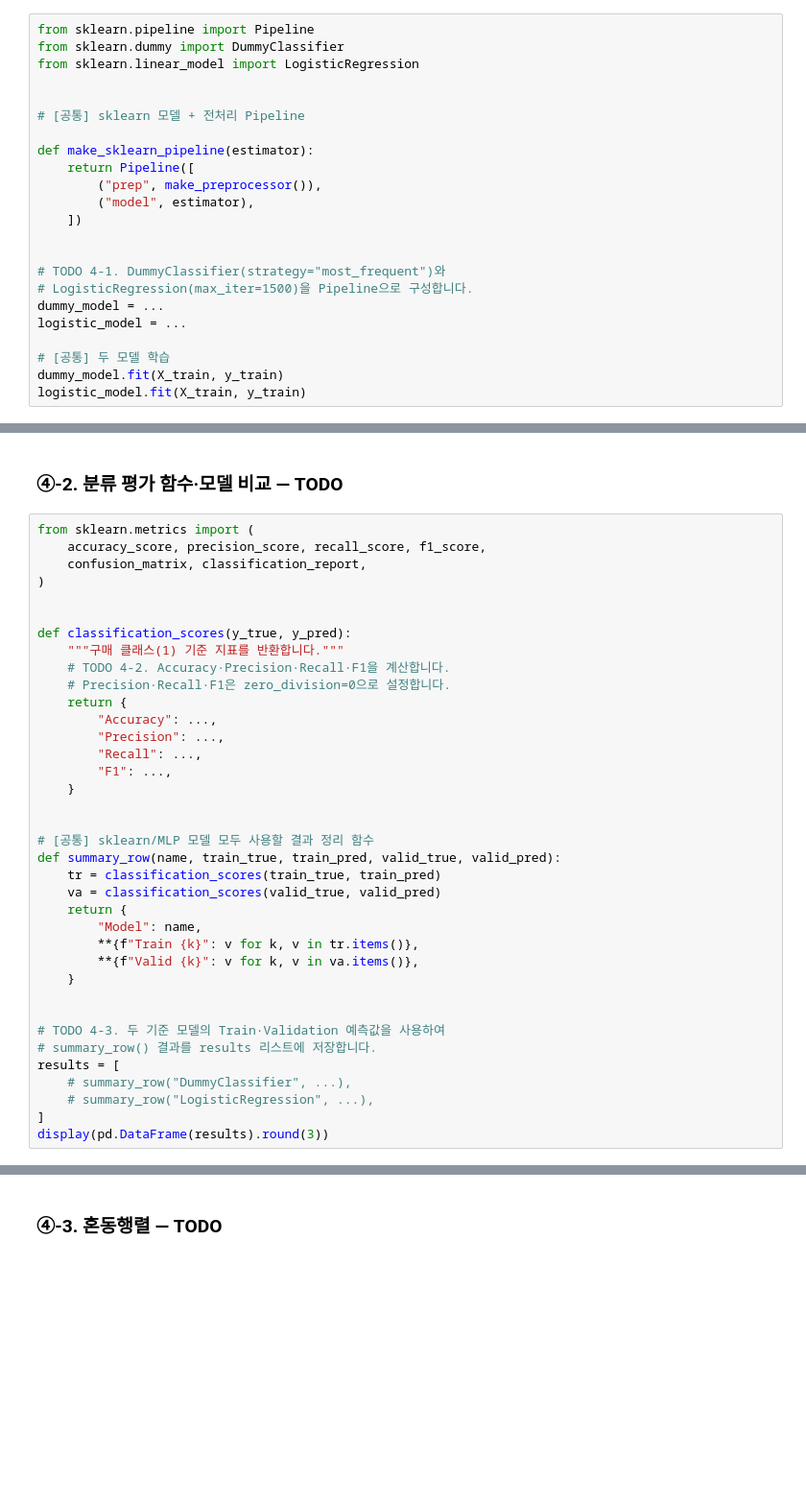
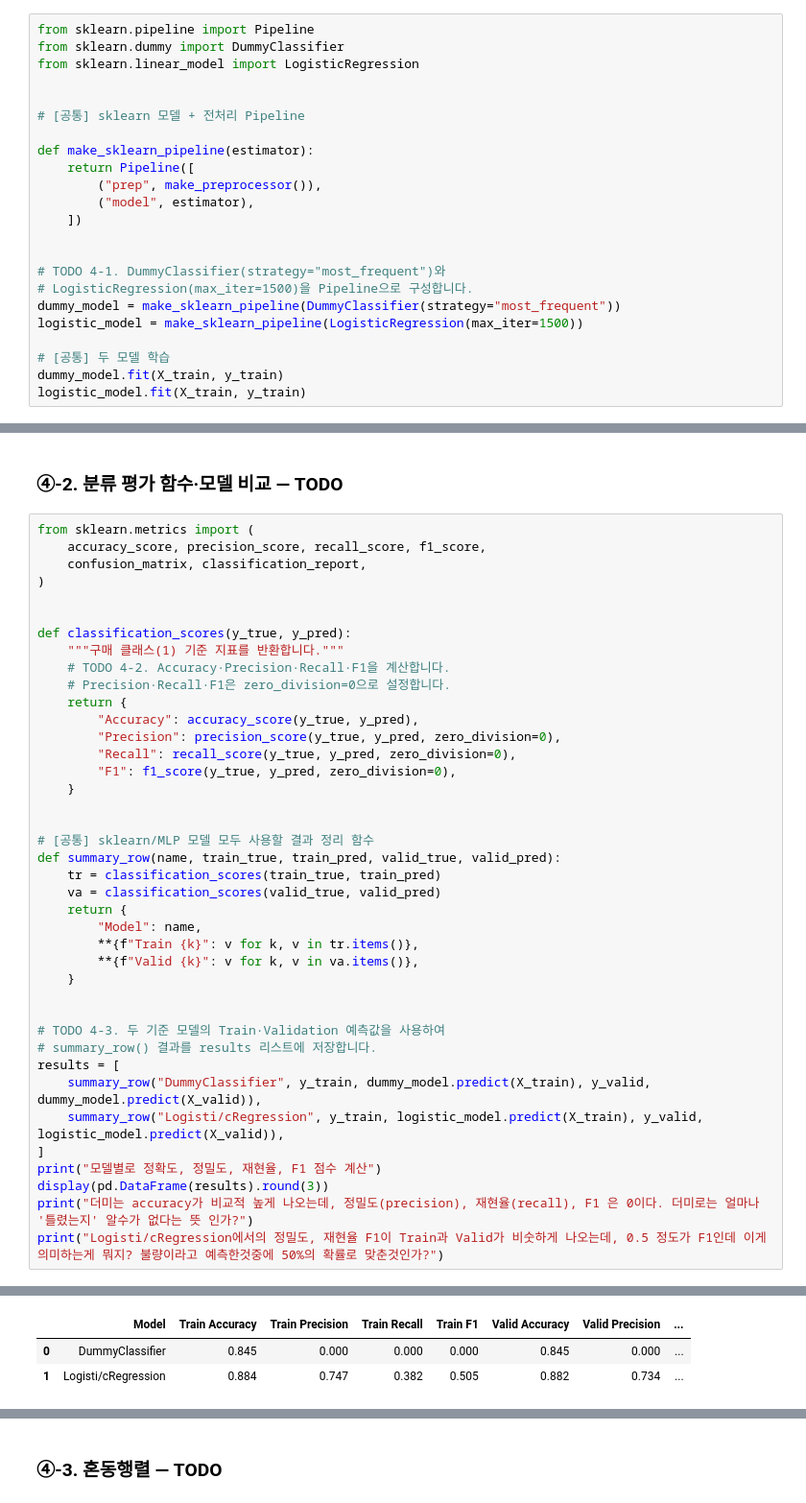
Before and after one commit to mobiemh/ai-miniproject01, a Jupyter notebook: mini-project-01/code/02_classification_online_shopping.ipynb, the cells around one changed output, grey strips where cells are left out. Shown at 96% size. Saved outputs shown, nothing was run; the diff lists cells and outputs as text; blank space fills up the shorter version.

```diff
--- a/mini-project-01/code/02_classification_online_shopping.ipynb
+++ b/mini-project-01/code/02_classification_online_shopping.ipynb
@@ -415,8 +419,8 @@ def make_sklearn_pipeline(estimator):
 
 # TODO 4-1. DummyClassifier(strategy="most_frequent")와
 # LogisticRegression(max_iter=1500)을 Pipeline으로 구성합니다.
-dummy_model = ...
-logistic_model = ...
+dummy_model = make_sklearn_pipeline(DummyClassifier(strategy="most_frequent"))
+logistic_model = make_sklearn_pipeline(LogisticRegression(max_iter=1500))
 
 # [공통] 두 모델 학습
 dummy_model.fit(X_train, y_train)
@@ -435,10 +457,10 @@ def classification_scores(y_true, y_pred):
     # TODO 4-2. Accuracy·Precision·Recall·F1을 계산합니다.
     # Precision·Recall·F1은 zero_division=0으로 설정합니다.
     return {
-        "Accuracy": ...,
-        "Precision": ...,
-        "Recall": ...,
-        "F1": ...,
+        "Accuracy": accuracy_score(y_true, y_pred),
+        "Precision": precision_score(y_true, y_pred, zero_division=0),
+        "Recall": recall_score(y_true, y_pred, zero_division=0),
+        "F1": f1_score(y_true, y_pred, zero_division=0),
     }
 
 
@@ -456,7 +478,11 @@ def summary_row(name, train_true, train_pred, valid_true, valid_pred):
 # TODO 4-3. 두 기준 모델의 Train·Validation 예측값을 사용하여
 # summary_row() 결과를 results 리스트에 저장합니다.
 results = [
-    # summary_row("DummyClassifier", ...),
-    # summary_row("LogisticRegression", ...),
+    summary_row("DummyClassifier", y_train, dummy_model.predict(X_train), y_valid, dummy_model.predict(X_valid)),
+    summary_row("Logisti/cRegression", y_train, logistic_model.predict(X_train), y_valid, logistic_model.predict(X_valid)),
 ]
+print("모델별로 정확도, 정밀도, 재현율, F1 점수 계산")
 display(pd.DataFrame(results).round(3))
+print("더미는 accuracy가 비교적 높게 나오는데, 정밀도(precision), 재현율(recall), F1 은 0이다. 더미로는 얼마나 '틀렸는지' 알수가 없다는 뜻 인가?")
+print("Logisti/cRegression에서의 정밀도, 재현율 F1이 Train과 Valid가 비숫하게 나오는데, 0.5 정도가 F1인데 이게 의미하는게 뭐지? 불량이라고 예측한것중에 50%의 확률로 맞춘것인가?")
+# %% [output]
@@ -462,0 +490,3 @@ display(pd.DataFrame(results).round(3))
+|  | Model | Train Accuracy | Train Precision | Train Recall | Train F1 | Valid Accuracy | Valid Precision | ... |
+| 0 | DummyClassifier | 0.845 | 0.000 | 0.000 | 0.000 | 0.845 | 0.000 | ... |
+| 1 | Logisti/cRegression | 0.884 | 0.747 | 0.382 | 0.505 | 0.882 | 0.734 | ... |
```
Also changed, not shown: parts of 4 cells of this notebook.
